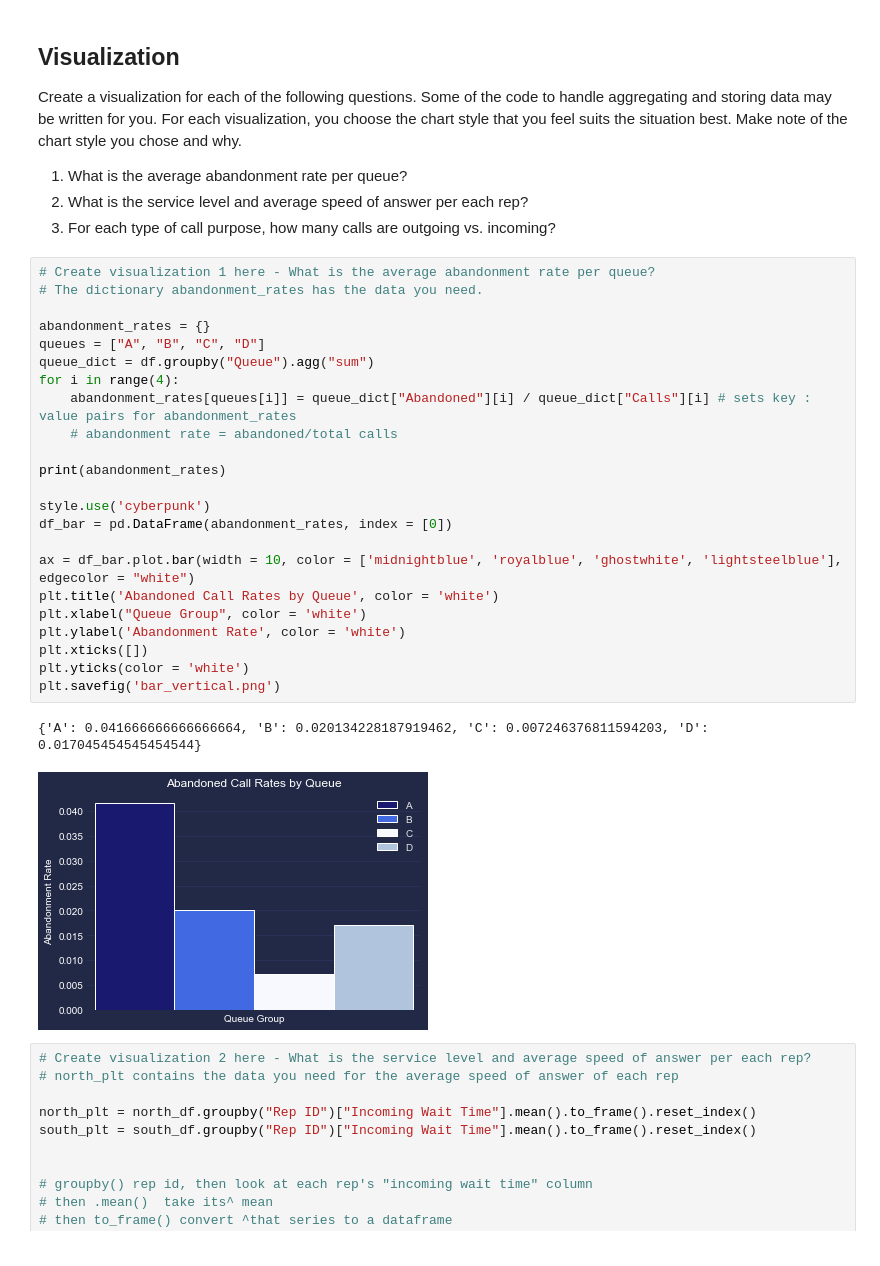
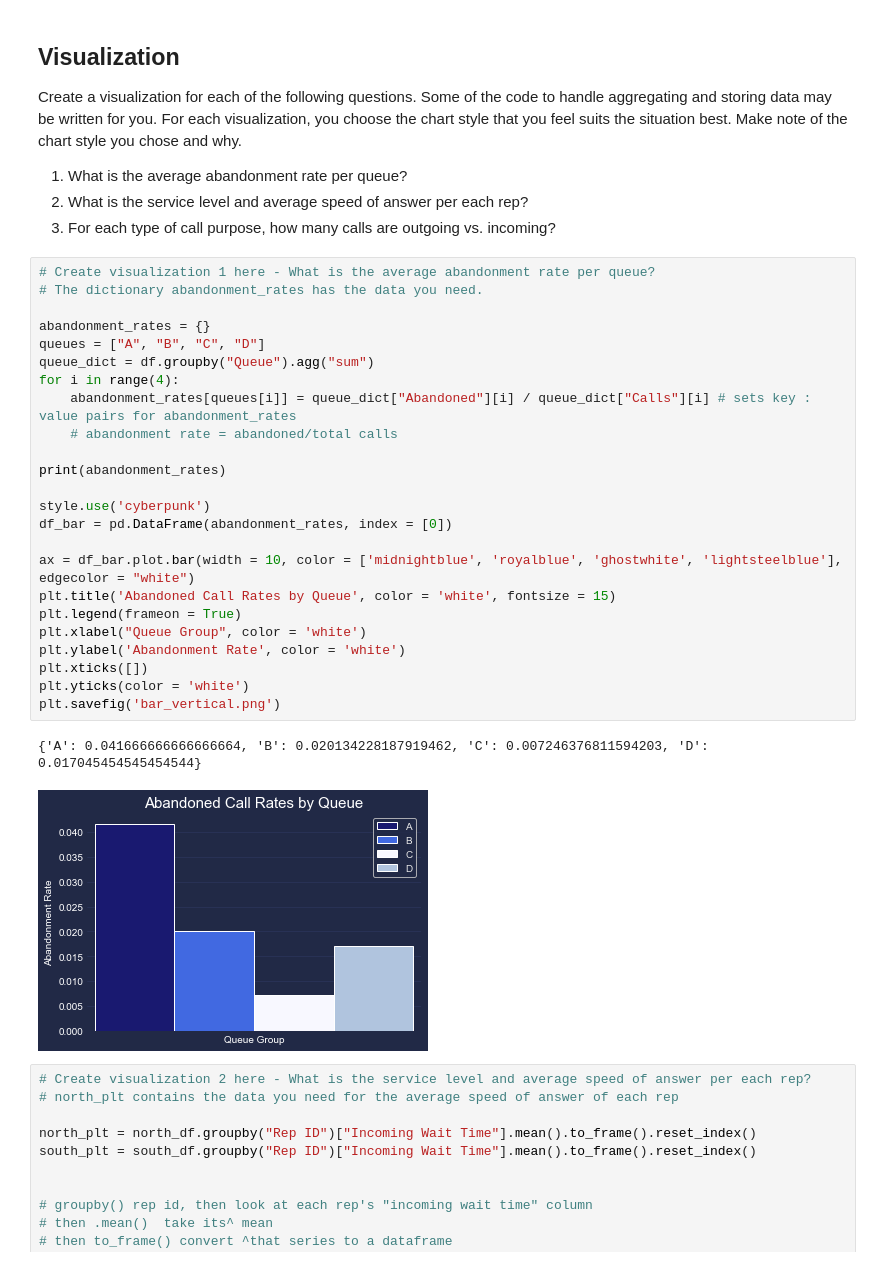
Before and after one commit to kd-harris/call-center-cleanup-assignment, a Jupyter notebook: Call Center Cleanup.ipynb, the cells around one changed output. Cells and saved outputs as stored; diff of their text form.

```diff
--- a/Call Center Cleanup.ipynb
+++ b/Call Center Cleanup.ipynb
@@ -326,29 +326,30 @@ Create a visualization for each of the following questions. Some of the code to
 # %%
 # Create visualization 1 here - What is the average abandonment rate per queue?
 # The dictionary abandonment_rates has the data you need.
 
 abandonment_rates = {}
 queues = ["A", "B", "C", "D"]
 queue_dict = df.groupby("Queue").agg("sum")
 for i in range(4):
     abandonment_rates[queues[i]] = queue_dict["Abandoned"][i] / queue_dict["Calls"][i] # sets key : value pairs for abandonment_rates
     # abandonment rate = abandoned/total calls
 
 print(abandonment_rates)
 
 style.use('cyberpunk')
 df_bar = pd.DataFrame(abandonment_rates, index = [0])
 
 ax = df_bar.plot.bar(width = 10, color = ['midnightblue', 'royalblue', 'ghostwhite', 'lightsteelblue'], edgecolor = "white")
-plt.title('Abandoned Call Rates by Queue', color = 'white')
+plt.title('Abandoned Call Rates by Queue', color = 'white', fontsize = 15)
+plt.legend(frameon = True)
 plt.xlabel("Queue Group", color = 'white')
 plt.ylabel('Abandonment Rate', color = 'white')
 plt.xticks([])
 plt.yticks(color = 'white')
 plt.savefig('bar_vertical.png')
 # %% [output]
 {'A': 0.041666666666666664, 'B': 0.020134228187919462, 'C': 0.007246376811594203, 'D': 0.017045454545454544}
-[figure, old version]
+[figure, new version]
 # %%
 # Create visualization 2 here - What is the service level and average speed of answer per each rep?
 # north_plt contains the data you need for the average speed of answer of each rep
```
Also changed, not shown: parts of 2 cells of this notebook, 1 other file.
